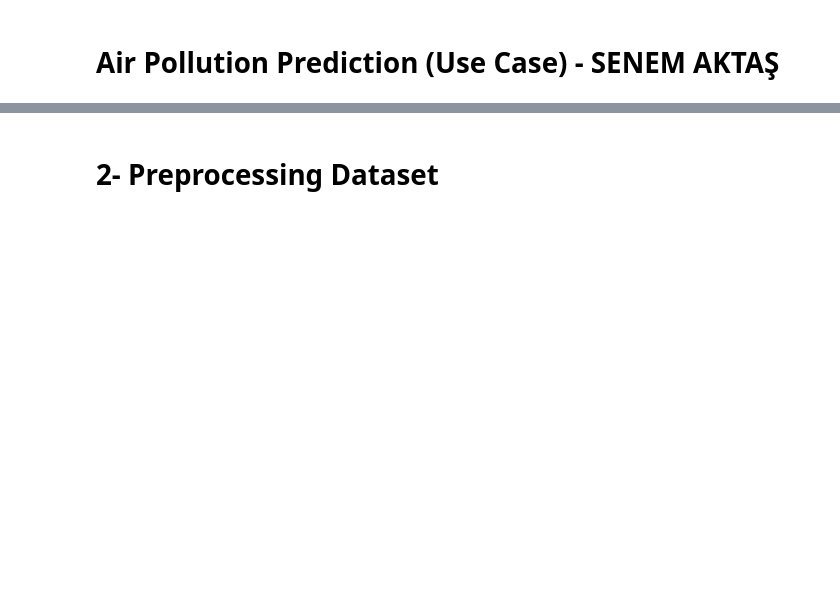
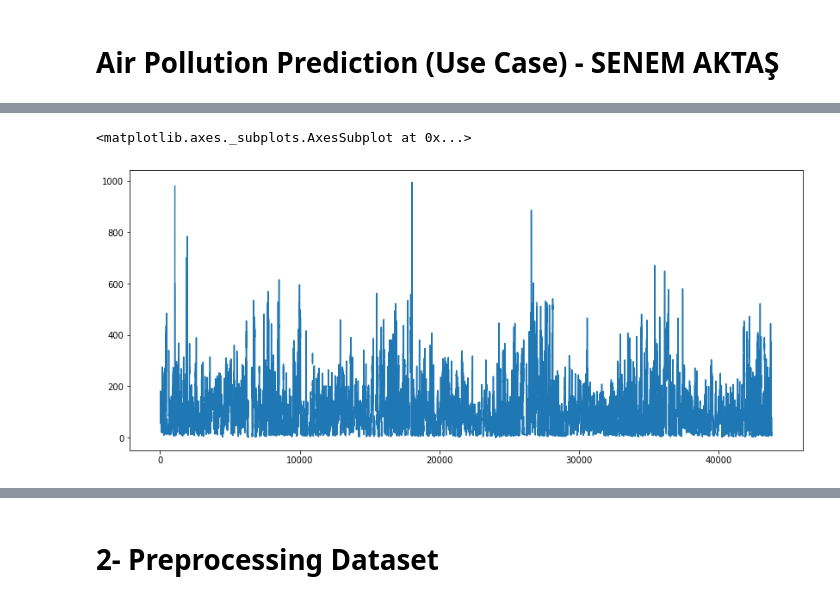
Before and after one commit to senemaktas/Air_Pollution_Prediction_ML_DL, a Jupyter notebook: Air_Pollution_Prediction.ipynb, the cells around one changed output, grey strips where cells are left out. Saved outputs shown, nothing was run; the diff lists cells and outputs as text; code cells hidden in the pictures; blank space fills up the shorter version.

```diff
--- a/Air_Pollution_Prediction.ipynb
+++ b/Air_Pollution_Prediction.ipynb
@@ -4,0 +7,9 @@
+# %%
+import pandas as pd
+import numpy as np
+import matplotlib.pyplot as plt
+#df = pd.read_csv("pollution.csv", parse_dates=True, index_col = "hour")
+
+df= pd.read_csv("pollution.csv") # reading csv which include our dataset
+print(df.head()) #reading first 5 columns from dataset and print to screen
+print(len(df))  #lenght of the dataset - number of rows
@@ -4,0 +24,7 @@
+# %%
+# plot the "pm2.5: PM2.5 concentration (pollution)"" column
+# data that looks pretty busy with some big spikes.
+df['pm2.5'].plot(figsize=(14, 6))
+# %% [output]
+<matplotlib.axes._subplots.AxesSubplot at 0x...>
+[figure, added]
```
Also changed, not shown: parts of 27 cells of this notebook.
